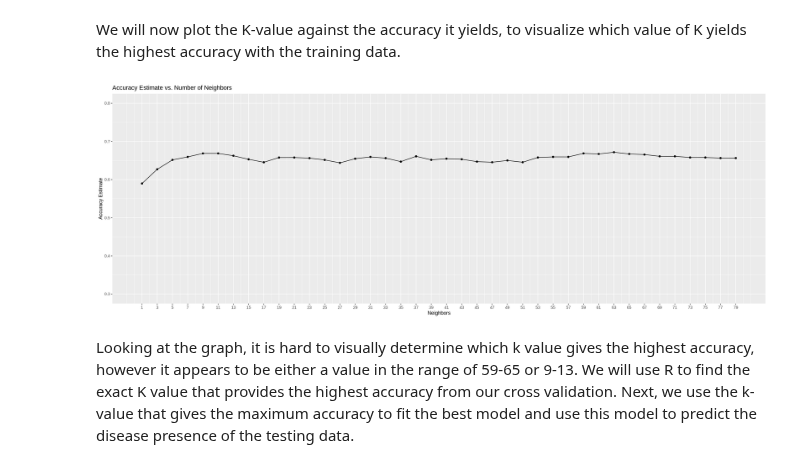
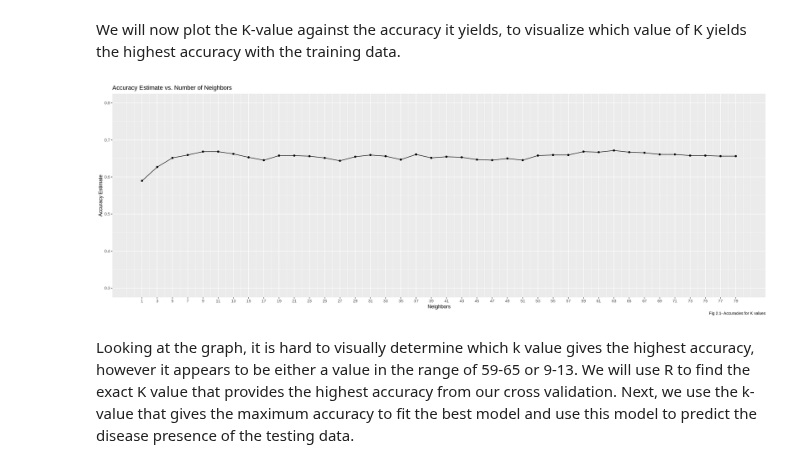
Before and after one commit to danielkaichis/dsci100_project, a Jupyter notebook: report.ipynb, the cells around one changed output. Cells and saved outputs as stored; diff of their text form; code cells hidden in the pictures.

```diff
--- a/report.ipynb
+++ b/report.ipynb
@@ -241,18 +235,18 @@ We will now plot the K-value against the accuracy it yields, to visualize which
 # %%
 accuracies <- heart_fit %>%
     filter(.metric == "accuracy")
 
 cross_val_plot <- ggplot(accuracies, aes(x = neighbors, y = mean)) +
     geom_point() +
     geom_line() +
-    labs(x = "Neighbors", y = "Accuracy Estimate") +
+    labs(x = "Neighbors", y = "Accuracy Estimate", caption="Fig 2.1- Accuracies for K values") +
     ggtitle("Accuracy Estimate vs. Number of Neighbors") +
     scale_x_continuous(breaks = seq(1, 80, by = 2)) +  # adjusting the x-axis
     scale_y_continuous(limits = c(0.3, 0.8)) # adjusting the y-axis
 
 cross_val_plot
 # %% [output]
-[figure, old version]
+[figure, new version]
 # %% [markdown]
 Looking at the graph, it is hard to visually determine which k value gives the highest accuracy, however it appears to be either a value in the range of 59-65 or 9-13. We will use R to find the exact K value that provides the highest accuracy from our cross validation. Next, we use the k-value that gives the maximum accuracy to fit the best model and use this model to predict the disease presence of the testing data.
 # %%
```
Also changed, not shown: parts of 2 cells of this notebook.
